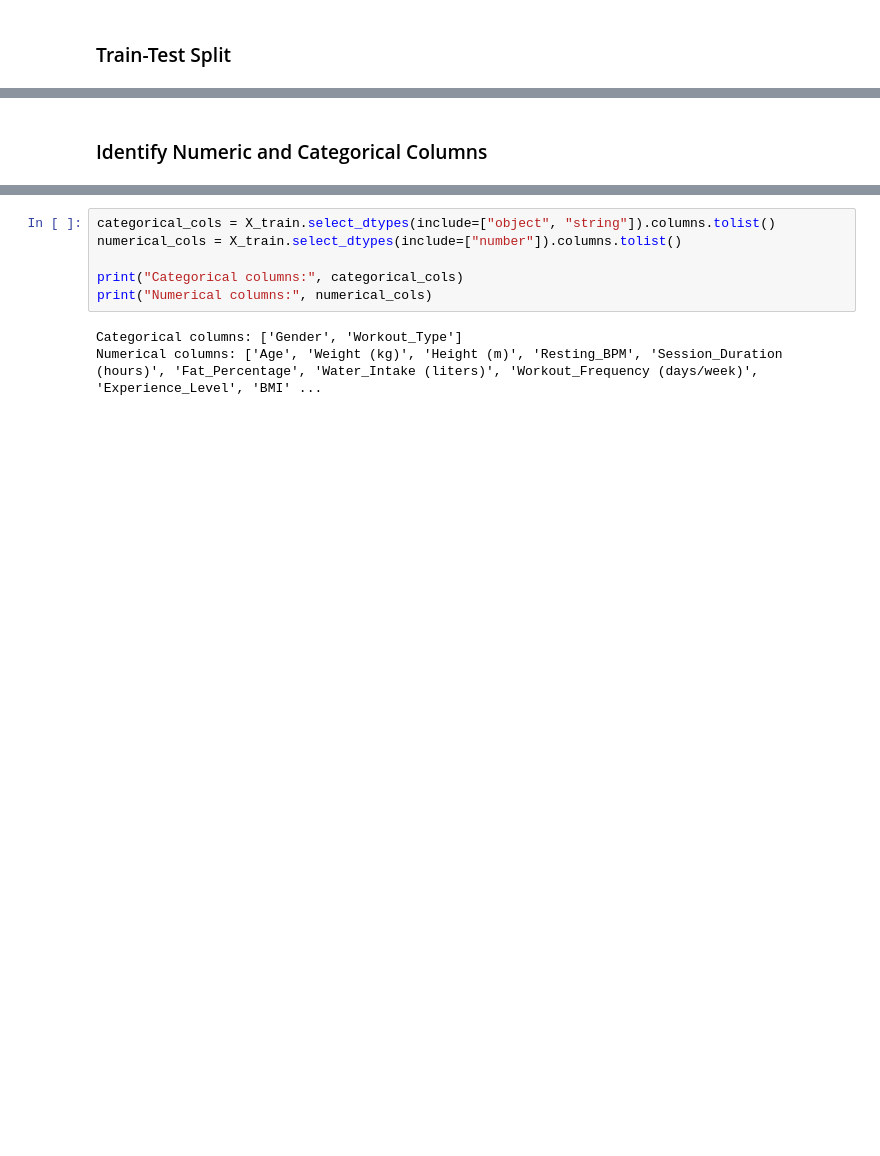
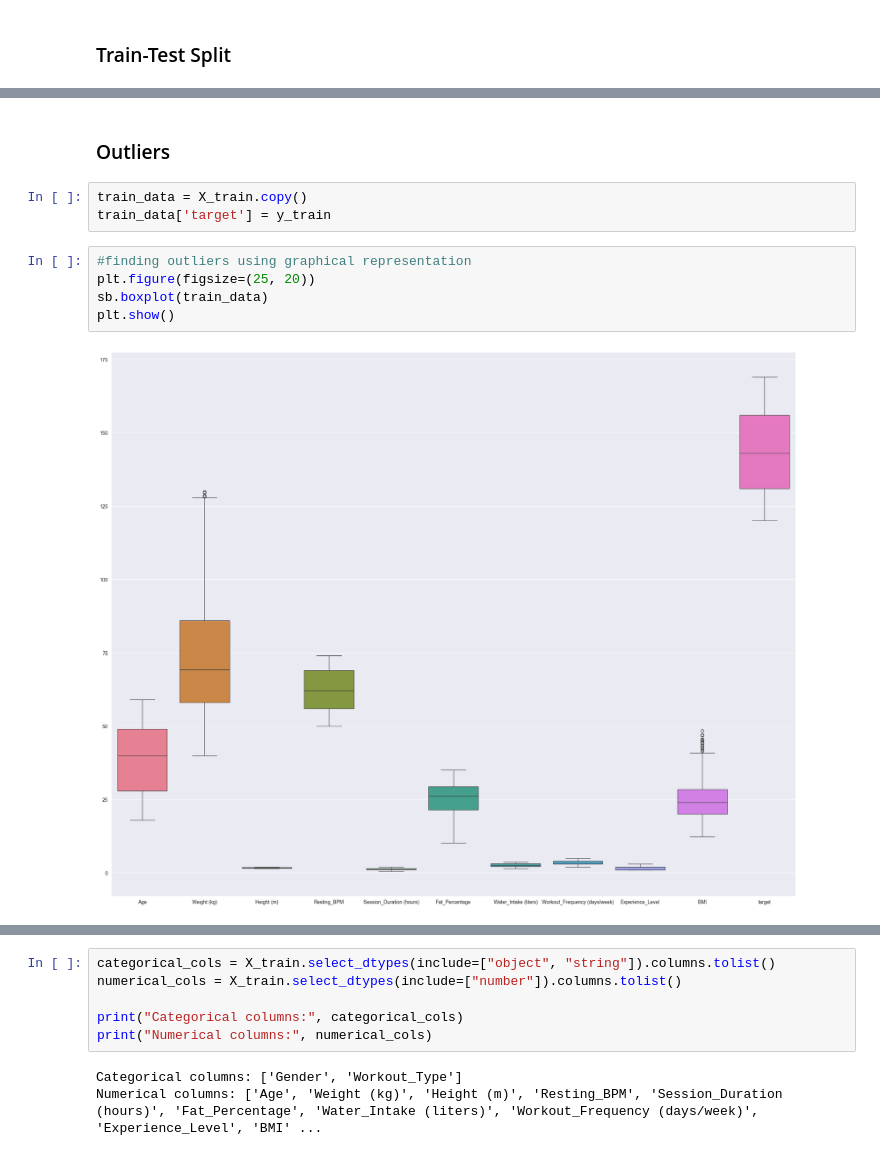
Before and after one commit to anamariapopa/BPMPredictionModel, a Jupyter notebook: Preprocessing.ipynb, the cells around one changed output, grey strips where cells are left out. Saved outputs shown, nothing was run; the diff lists cells and outputs as text; blank space fills up the shorter version.

```diff
--- a/Preprocessing.ipynb
+++ b/Preprocessing.ipynb
@@ -153,2 +114,12 @@ y_test shape: (189,)
-# %% [markdown]
-### Identify Numeric and Categorical Columns
+# %% [markdown]
+### Outliers
+# %%
+train_data = X_train.copy()
+train_data['target'] = y_train
+# %%
+#finding outliers using graphical representation
+plt.figure(figsize=(25, 20))
+sb.boxplot(train_data)
+plt.show()
+# %% [output]
+[figure, added]
```
Also changed, not shown: parts of 14 cells of this notebook.
